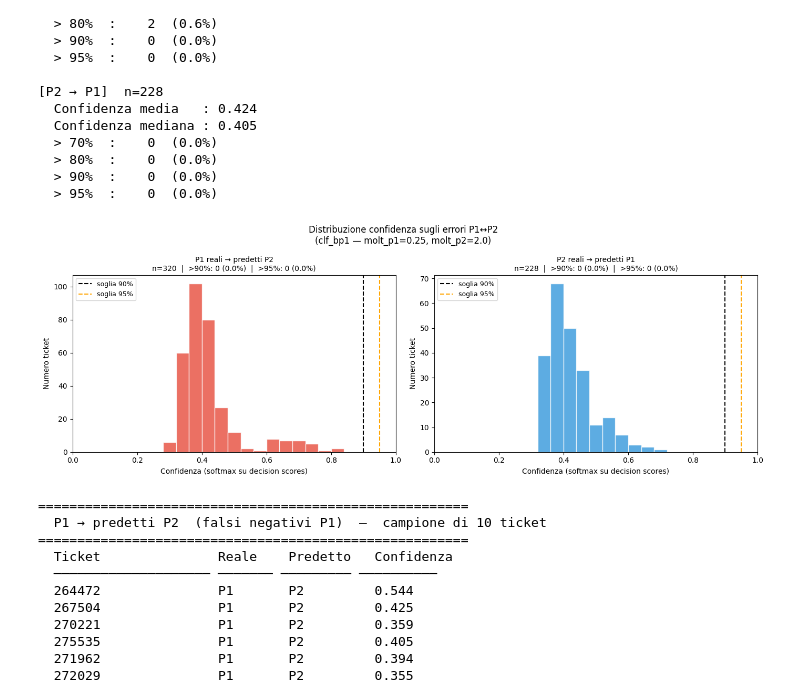
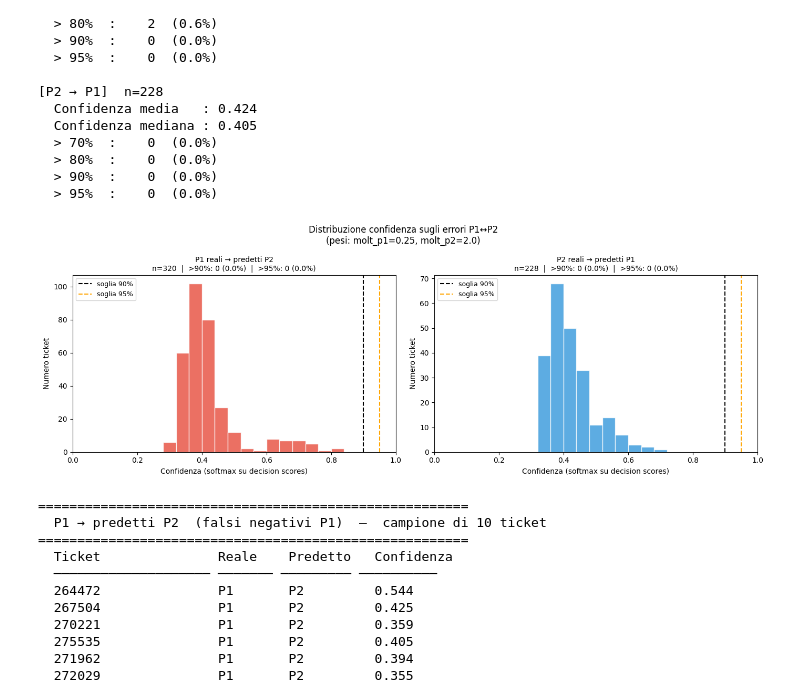
Before and after one commit to teosegatto-wq/TicketClassifier, a Jupyter notebook: notebooks/PriorityClassifier.ipynb, the cells around one changed output. Drawn from its saved outputs; the diff is of its cells as text; code cells hidden in the pictures.

```diff
--- a/notebooks/PriorityClassifier.ipynb
+++ b/notebooks/PriorityClassifier.ipynb
@@ -665,7 +416,7 @@ Applichiamo **softmax** ai decision scores di `clf_bp1`: trasformazione monotona
 # %%
 from scipy.special import softmax
 
-# clf_bp1 è già il modello che ha prodotto la confusion matrix verde (STEP 10).
+# clf è il classificatore ottimizzato (pesi selezionati da grid search CV su precision P1).
 # Non si riallena nulla — si usano direttamente i suoi decision scores.
 #
 # decision_function → shape (n, 4): distanza con segno dall'iperpiano per ogni classe
@@ -673,21 +424,20 @@ from scipy.special import softmax
 #
 # Proprietà chiave: argmax(softmax(x)) == argmax(x) sempre → PREDIZIONI IDENTICHE AL 100%
 
-scores = clf_bp1.decision_function(X_test)   # shape (n_test, 4)
-probs  = softmax(scores, axis=1)             # shape (n_test, 4) — pseudo-probabilità
+scores = clf.decision_function(X_test)   # shape (n_test, 4)
+probs  = softmax(scores, axis=1)         # shape (n_test, 4) — pseudo-probabilità
 
 # Verifica coerenza: deve essere 1.0000 per garanzia matematica
-y_pred_soft = np.array([clf_bp1.classes_[i] for i in probs.argmax(axis=1)])
-coerenza = (y_pred_soft == clf_bp1.predict(X_test)).mean()
-print(f"Coerenza predizioni clf_bp1 vs softmax: {coerenza:.4f}  (atteso: 1.0000)")
+y_pred_soft = np.array([clf.classes_[i] for i in probs.argmax(axis=1)])
+coerenza = (y_pred_soft == clf.predict(X_test)).mean()
+print(f"Coerenza predizioni clf vs softmax: {coerenza:.4f}  (atteso: 1.0000)")
 
-y_pred_cal   = y_pred_bp1
-classes_cal  = clf_bp1.classes_
+classes_cal  = clf.classes_
 class_to_idx = {c: i for i, c in enumerate(classes_cal)}
 
-print(f"\nErrori P1↔P2 (identici alla confusion matrix verde):")
-n_p1p2 = ((y_test == 'P1') & (y_pred_cal == 'P2')).sum()
-n_p2p1 = ((y_test == 'P2') & (y_pred_cal == 'P1')).sum()
+print(f"\nErrori P1↔P2:")
+n_p1p2 = ((y_test == 'P1') & (y_pred == 'P2')).sum()
+n_p2p1 = ((y_test == 'P2') & (y_pred == 'P1')).sum()
 print(f"  P1 → P2 : {n_p1p2}")
 print(f"  P2 → P1 : {n_p2p1}")
 # %% [output]
@@ -699,19 +449,19 @@ Errori P1↔P2 (identici alla confusion matrix verde):
 # %%
 # ── Costruzione DataFrame risultati ──
 df_test_res = df_test.reset_index(drop=True).copy()
-df_test_res['y_true']     = y_test
-df_test_res['y_pred_cal'] = y_pred_cal
+df_test_res['y_true'] = y_test
+df_test_res['y_pred'] = y_pred
 
 idx_p1 = class_to_idx['P1']
 idx_p2 = class_to_idx['P2']
 
-df_test_res['prob_P1'] = probs[:, idx_p1]
-df_test_res['prob_P2'] = probs[:, idx_p2]
+df_test_res['prob_P1']    = probs[:, idx_p1]
+df_test_res['prob_P2']    = probs[:, idx_p2]
 df_test_res['confidenza'] = probs.max(axis=1)   # prob della classe predetta
 
 # ── Selezione dei due gruppi di errori ──
-mask_p1_as_p2 = (df_test_res['y_true'] == 'P1') & (df_test_res['y_pred_cal'] == 'P2')
-mask_p2_as_p1 = (df_test_res['y_true'] == 'P2') & (df_test_res['y_pred_cal'] == 'P1')
+mask_p1_as_p2 = (df_test_res['y_true'] == 'P1') & (df_test_res['y_pred'] == 'P2')
+mask_p2_as_p1 = (df_test_res['y_true'] == 'P2') & (df_test_res['y_pred'] == 'P1')
 
 df_p1_as_p2 = df_test_res[mask_p1_as_p2].copy()
 df_p2_as_p1 = df_test_res[mask_p2_as_p1].copy()
@@ -753,35 +503,36 @@ import matplotlib.pyplot as plt
 
 fig, axes = plt.subplots(1, 2, figsize=(14, 5))
 bins = np.linspace(0, 1, 26)
 
 for ax, (nome, df_err, colore) in zip(axes, [
     ('P1 reali → predetti P2', df_p1_as_p2, '#e74c3c'),
     ('P2 reali → predetti P1', df_p2_as_p1, '#3498db'),
 ]):
     conf = df_err['confidenza']
     ax.hist(conf, bins=bins, color=colore, alpha=0.8, edgecolor='white')
     ax.axvline(0.90, color='black',  linestyle='--', linewidth=1.5, label='soglia 90%')
     ax.axvline(0.95, color='orange', linestyle='--', linewidth=1.5, label='soglia 95%')
 
     n90 = (conf > 0.90).sum()
     n95 = (conf > 0.95).sum()
     ax.set_title(
         f'{nome}\nn={len(df_err)}  |  >90%: {n90} ({n90/len(df_err)*100:.1f}%)  |  >95%: {n95} ({n95/len(df_err)*100:.1f}%)',
         fontsize=10
     )
     ax.set_xlabel('Confidenza (softmax su decision scores)')
     ax.set_ylabel('Numero ticket')
     ax.legend(fontsize=9)
     ax.set_xlim(0, 1)
 
 plt.suptitle(
-    'Distribuzione confidenza sugli errori P1↔P2\n(clf_bp1 — molt_p1=0.25, molt_p2=2.0)',
+    f'Distribuzione confidenza sugli errori P1↔P2\n'
+    f'(pesi: molt_p1={MOLT_P1}, molt_p2={MOLT_P2})',
     fontsize=12
 )
 plt.tight_layout()
 plt.show()
 # %% [output]
-[figure, old version]
+[figure, new version]
 # %%
 def mostra_campione(df_err, titolo, n=10, seed=42):
     campione = df_err.sample(min(n, len(df_err)), random_state=seed).reset_index(drop=True)
```
Also changed, not shown: parts of 16 cells of this notebook, 2 other files.
